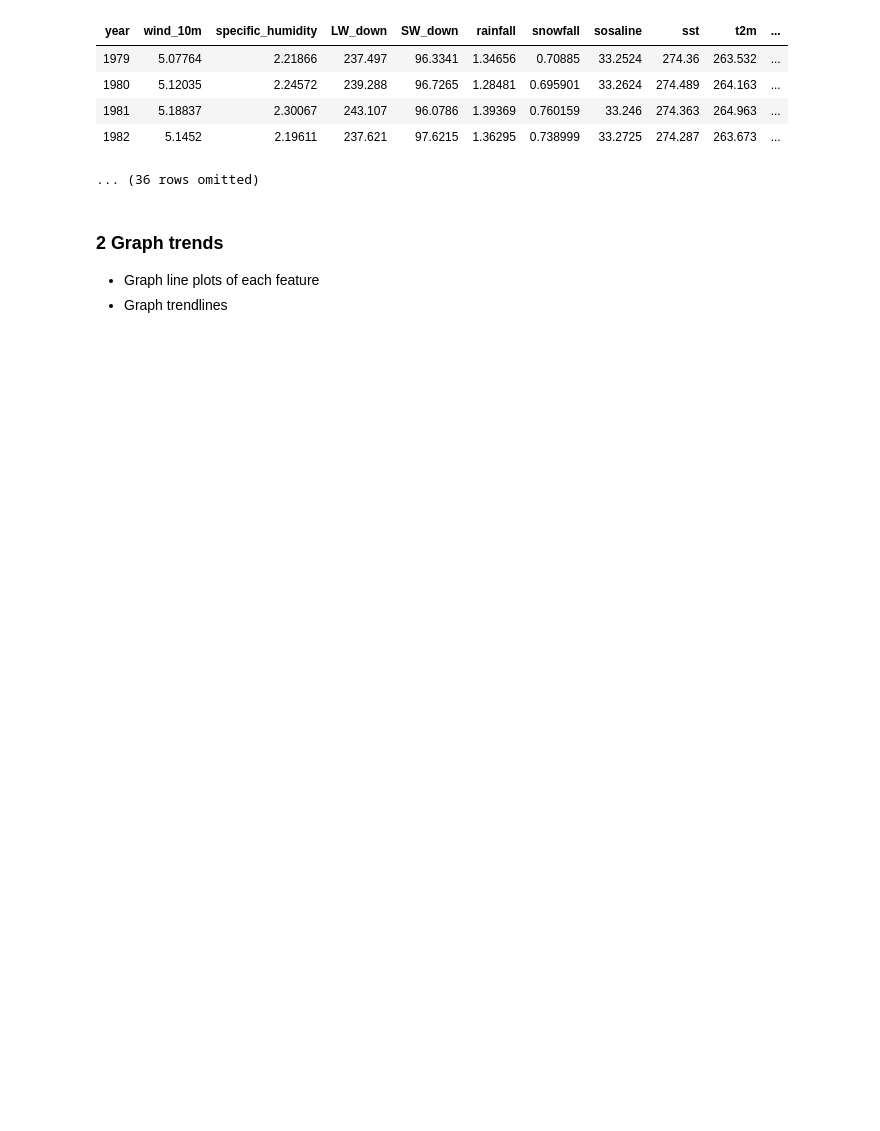
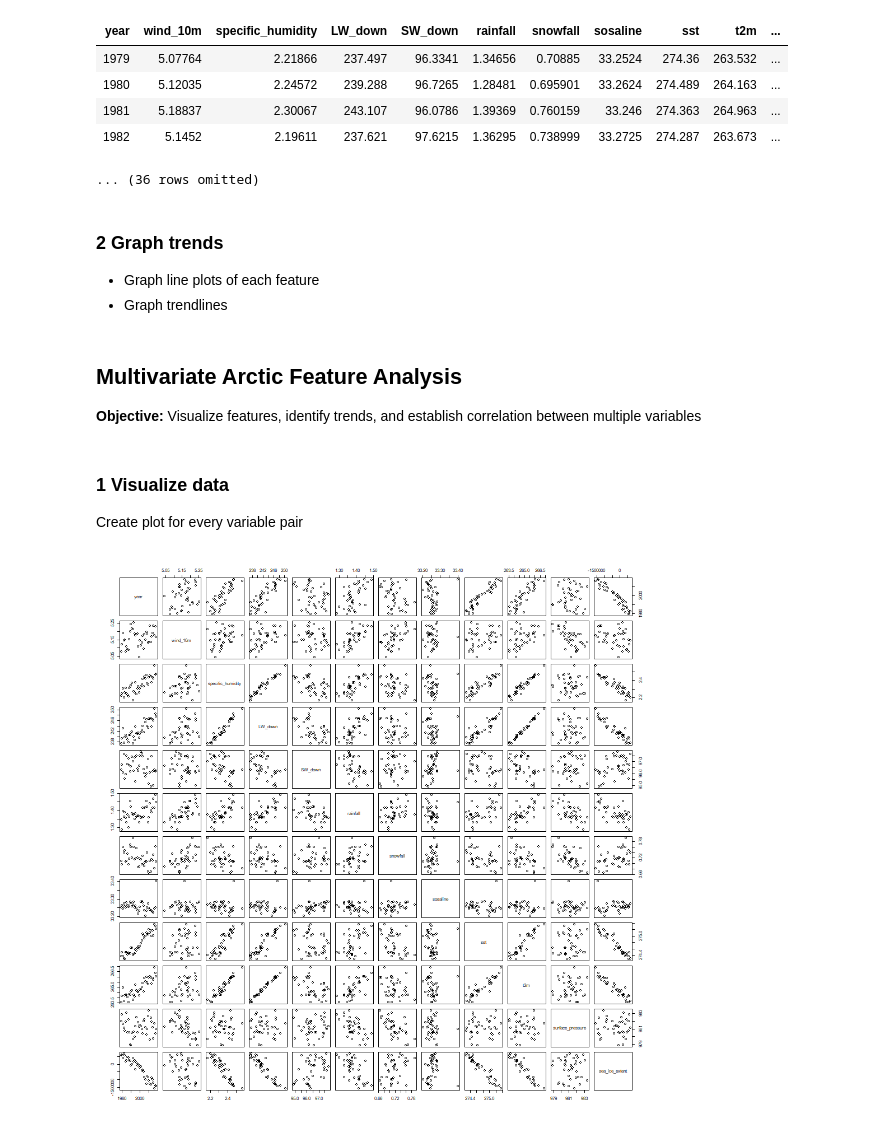
Before and after one commit to AlphaCentauri4/FeatureTrends_Analysis, a Jupyter notebook: FeatureTrends_Analysis.ipynb, the cells around one changed output. Cells and saved outputs as stored; diff of their text form; code cells hidden in the pictures; blank space fills up the shorter version.

```diff
--- a/FeatureTrends_Analysis.ipynb
+++ b/FeatureTrends_Analysis.ipynb
@@ -47,0 +60,8 @@ for feature in features_list:
+# %% [markdown]
+## Multivariate Arctic Feature Analysis
+
+**Objective:** Visualize features, identify trends, and establish correlation between multiple variables
+# %% [markdown]
+### 1 Visualize data
+
+Create plot for every variable pair
@@ -47,0 +74,4 @@ for feature in features_list:
+# %%
+Image(filename='Multivariable_Plot.png')
+# %% [output]
+[figure, added]
```
Also changed, not shown: parts of 12 cells of this notebook, 11 other files.
